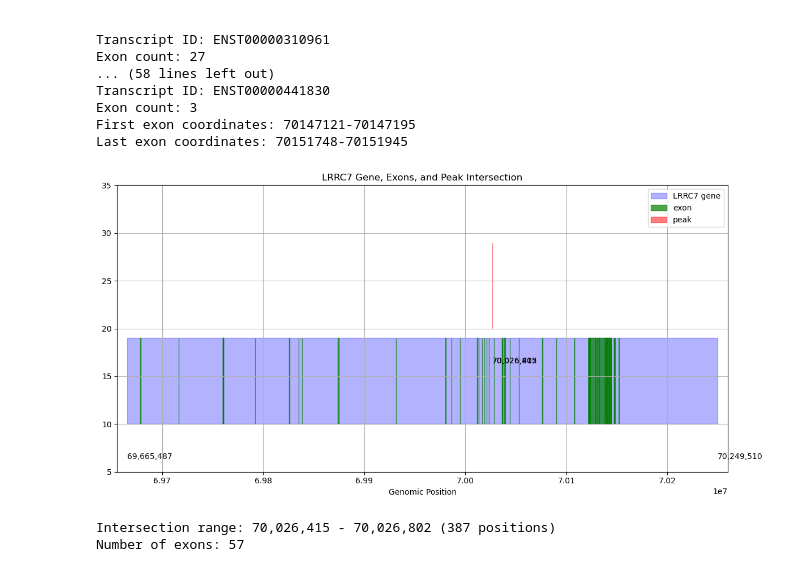
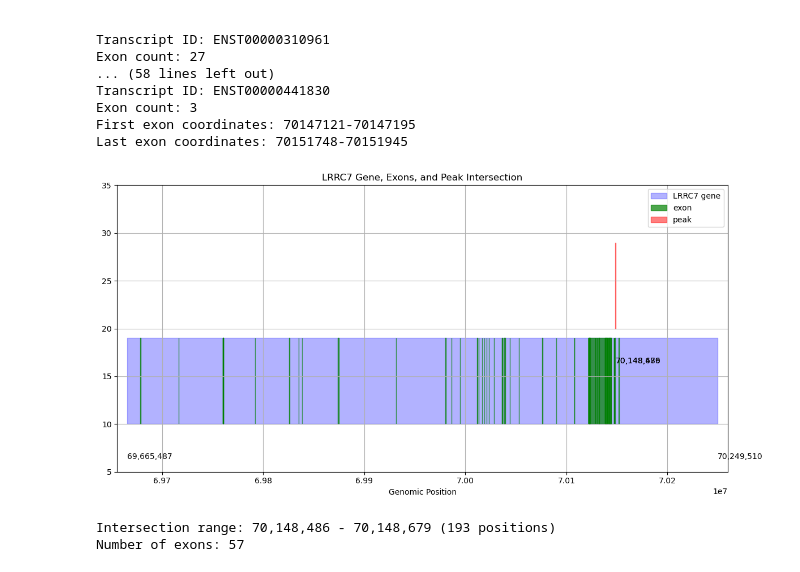
Before and after one commit to michal7kw/SRF_Snords, a Jupyter notebook: 6_overlap_peaks_DE_permisive.ipynb, the cells around one changed output. Saved outputs shown, nothing was run; the diff lists cells and outputs as text; code cells hidden in the pictures.

```diff
--- a/6_overlap_peaks_DE_permisive.ipynb
+++ b/6_overlap_peaks_DE_permisive.ipynb
@@ -359,7 +355,7 @@ import numpy as np
 
 # Define ranges
 range1 = (69665487, 70249510) # LRRC7 gene coordinates
-range2 = (70026415, 70026802) # peak coordinates
+range2 = (70148486, 70148679) # peak coordinates
 
 fig, ax = plt.subplots(figsize=(12, 4))
 
@@ -487,7 +483,7 @@ def fetch_exon_coordinates(gene_id):
 
 # Define ranges
 range1 = (69665487, 70249510)  # LRRC7 gene coordinates
-range2 = (70026415, 70026802)  # peak coordinates
+range2 = (70148486, 70148679)  # peak coordinates
 
 # Fetch exon coordinates
 exon_coords = fetch_exon_coordinates("ENSG00000033122")
@@ -505,33 +501,33 @@ for start, end in exon_coords:
                   color='green', alpha=0.7,
                   label='exon' if first_exon else None)
     first_exon = False
 
 # Plot peak
 ax.broken_barh([(range2[0], range2[1]-range2[0])], (20, 9),
                color='red', alpha=0.5, label='peak')
 
 # Customize plot
 ax.set_ylim(5, 35)
 ax.set_xlim(range1[0]-10000, range1[1]+10000)
 ax.set_xlabel('Genomic Position')
 ax.grid(True)
 ax.legend()
 
 # Add range labels
 for i, (start, end) in enumerate([(range1[0], range1[1]), (range2[0], range2[1])]):
     y = 10 if i == 0 else 20
     plt.text(start, y-3, f'{start:,}', verticalalignment='top')
     plt.text(end, y-3, f'{end:,}', verticalalignment='top')
 
 plt.title('LRRC7 Gene, Exons, and Peak Intersection')
 plt.tight_layout()
 plt.show()
 
 # Calculate intersection size
 intersection_size = intersection_end - intersection_start
 print(f"Intersection range: {intersection_start:,} - {intersection_end:,} ({intersection_size:,} positions)")
 print(f"Number of exons: {len(exon_coords)}")
 # %% [output]
-[figure, old version]
+[figure, new version]
-Intersection range: 70,026,415 - 70,026,802 (387 positions)
+Intersection range: 70,148,486 - 70,148,679 (193 positions)
 Number of exons: 57
```
Also changed, not shown: parts of 8 cells of this notebook, 4 other files.
